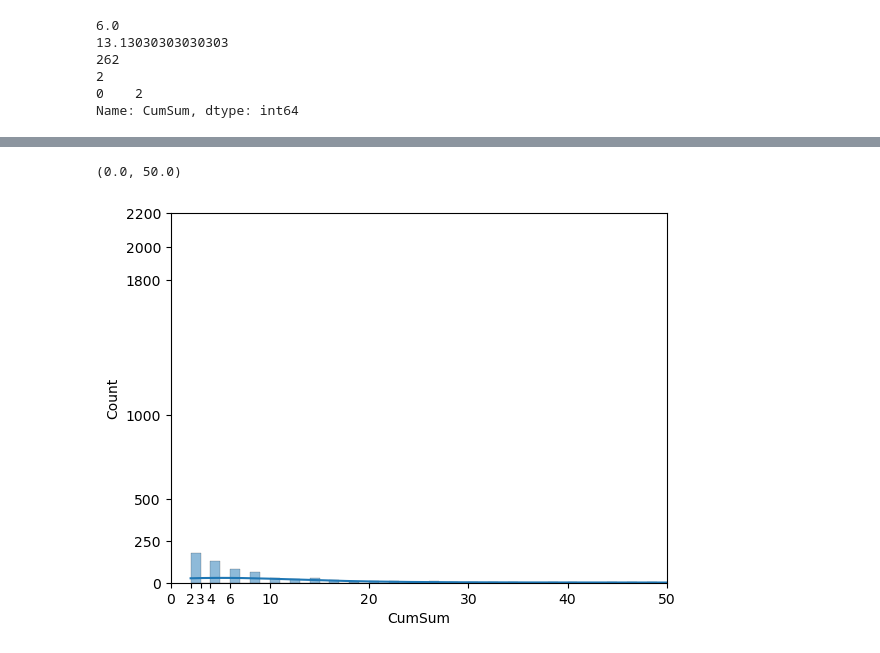
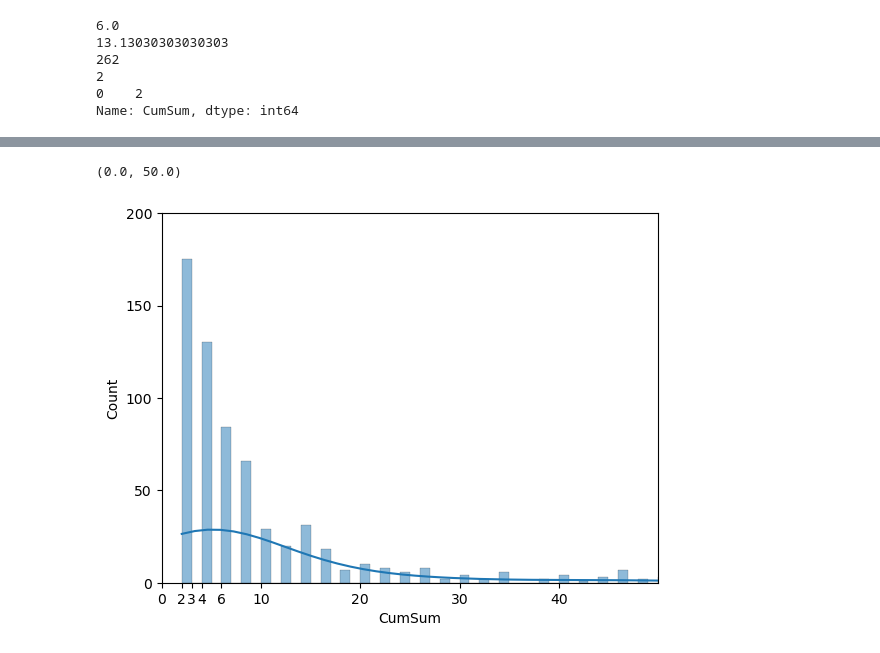
Before and after one commit to hermanocf/sr_data, a Jupyter notebook: sr_data/analysis/freq_response/RKD_2022_11/202211_Freq_analysis.ipynb, the cells around one changed output, grey strips where cells are left out. Cells and saved outputs as stored; diff of their text form; code cells hidden in the pictures.

```diff
--- a/sr_data/analysis/freq_response/RKD_2022_11/202211_Freq_analysis.ipynb
+++ b/sr_data/analysis/freq_response/RKD_2022_11/202211_Freq_analysis.ipynb
@@ -96,9 +96,9 @@ counts = df4.value_counts()
 # %%
 %matplotlib inline
 sns.histplot(data=df4, bins=50, binwidth=1, kde=True)
-plt.pyplot.yticks([0, 250, 500, 1000, 1800, 2000,2200])
-plt.pyplot.xticks([0, 2, 3, 4, 6, 10, 20, 30, 40, 50])
+plt.pyplot.yticks([0, 50, 100, 150, 200])
+plt.pyplot.xticks([0, 2, 3, 4, 6, 10, 20, 30, 40, 60])
 plt.pyplot.xlim(0,50)
 # %% [output]
 (0.0, 50.0)
-[figure, old version]
+[figure, new version]
```
